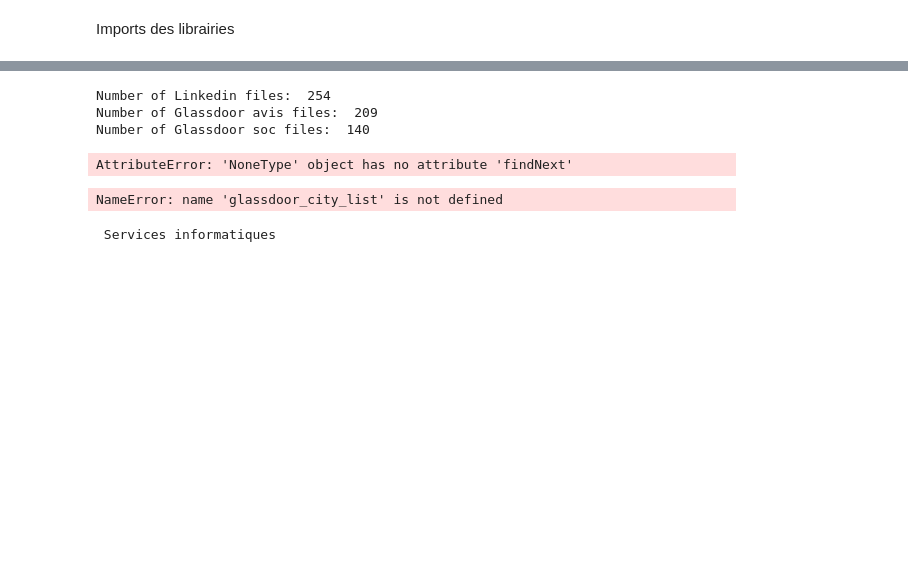
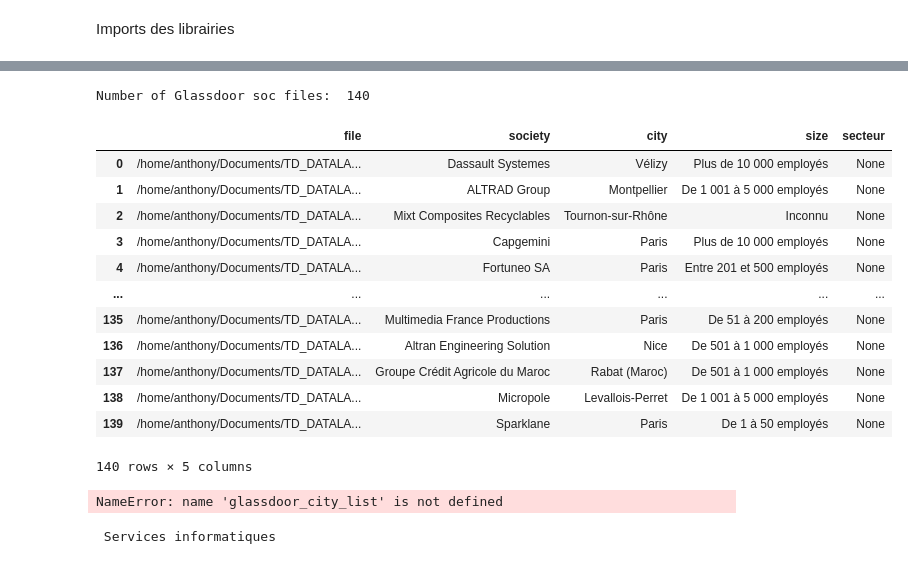
Before and after one commit to anthony-marais/TD_DATALAKE, a Jupyter notebook: DVLP/CODING/parse_info_html_file.ipynb, the cells around one changed output, grey strips where cells are left out. Drawn from its saved outputs; the diff is of its cells as text; code cells hidden in the pictures; blank space fills up the shorter version.

```diff
--- a/DVLP/CODING/parse_info_html_file.ipynb
+++ b/DVLP/CODING/parse_info_html_file.ipynb
@@ -87,3 +257,40 @@ a
+# %%
+def GetDataGlassdoorSociety(metadate_file_name_path):#, curated_zone_glassdoor_soc_path):
+    ''' Function to get data from html file where the file name contains a specific string (INFO) AND (LINKEDIN) '''
+
+    """
+    Call LoadMetadataFiles function
+    """
+    landing_zone_path = LoadMetadataFiles(metadate_file_name_path)
+    glassdoor_soc_files = landing_zone_path[landing_zone_path["File_Path_Destination"].str.contains(
+        "INFO-SOC")]
+    len_glassdoor_soc_files = len(glassdoor_soc_files)
+
+    print("Number of Glassdoor soc files: ", len_glassdoor_soc_files)
+    glassdoor_society_name_list = []
+    title_glassdoor_soc = []
+    glassdoor_soc_city_list = []
+    glassdoor_soc_size_list = []
+    glassdoor_secteur_list = []
+    columns_glassdoor_soc = ["file", "society", "city","size","secteur"]
+
+    print("\n")
+
+    for i in glassdoor_soc_files["File_Path_Destination"]:
+        title_glassdoor_soc.append(i)
+        with open(i, 'r', encoding="utf-8", errors="replace") as f:
+            soup = bs(f, 'html.parser')
+
+            glassdoor_society_name = [i for i in soup.find_all('h1', attrs={'class': "strong tightAll"})[0]]
+            glassdoor_society_name_list.append(glassdoor_society_name[0].text)
+            glassdoor_soc_city_list.append(soup.find_all('div', attrs={'class': "infoEntity"})[1].span.text)
+            glassdoor_soc_size_list.append(soup.find_all('div', attrs={'class': "infoEntity"})[2].span.text)
+            glassdoor_secteur_list.append(soup.find(ext='Secteur'))#.findNext('span').text)
+
+    data_glassdoor_soc = pd.DataFrame(list(zip(title_glassdoor_soc, glassdoor_society_name_list,glassdoor_soc_city_list,glassdoor_soc_size_list,glassdoor_secteur_list)), columns=columns_glassdoor_soc)
+
+
+    return data_glassdoor_soc
 # %%
 def GetData(metadate_file_name_path, curated_zone_linkedin_emp_path, curated_zone_glassdoor_avis_path):
     ''' Function to get data from html file where the file name contains a specific string (INFO) AND (LINKEDIN) '''
@@ -305,10 +437,20 @@ def GetData(metadate_file_name_path, curated_zone_linkedin_emp_path, curated_zon
-# %%
-GetData(metadate_file_name_path, curated_zone_linkedin_emp_path, curated_zone_glassdoor_avis_path)
-# %% [output]
-Number of Linkedin files:  254
-Number of Glassdoor avis files:  209
-Number of Glassdoor soc files:  140
-AttributeError: 'NoneType' object has no attribute 'findNext'
+# %%
+GetDataGlassdoorSociety(metadate_file_name_path)
+# %% [output]
+Number of Glassdoor soc files:  140
+|  | file | society | city | size | secteur |
+| 0 | /home/anthony/Documents/TD_DATALA... | Dassault Systemes | Vélizy | Plus de 10 000 employés | None |
+| 1 | /home/anthony/Documents/TD_DATALA... | ALTRAD Group | Montpellier | De 1 001 à 5 000 employés | None |
+| 2 | /home/anthony/Documents/TD_DATALA... | Mixt Composites Recyclables | Tournon-sur-Rhône | Inconnu | None |
+| 3 | /home/anthony/Documents/TD_DATALA... | Capgemini | Paris | Plus de 10 000 employés | None |
+| 4 | /home/anthony/Documents/TD_DATALA... | Fortuneo SA | Paris | Entre 201 et 500 employés | None |
+| ... | ... | ... | ... | ... | ... |
+| 135 | /home/anthony/Documents/TD_DATALA... | Multimedia France Productions | Paris | De 51 à 200 employés | None |
+| 136 | /home/anthony/Documents/TD_DATALA... | Altran Engineering Solution | Nice | De 501 à 1 000 employés | None |
+| 137 | /home/anthony/Documents/TD_DATALA... | Groupe Crédit Agricole du Maroc | Rabat (Maroc) | De 501 à 1 000 employés | None |
+| 138 | /home/anthony/Documents/TD_DATALA... | Micropole | Levallois-Perret | De 1 001 à 5 000 employés | None |
+| 139 | /home/anthony/Documents/TD_DATALA... | Sparklane | Paris | De 1 à 50 employés | None |
+140 rows × 5 columns
 # %%
 
             glassdoor_city_list.append(soup.find_all('div', attrs={'class': "infoEntity"})[1].span.text)
```
Also changed, not shown: parts of 11 cells of this notebook, 5 other files.
